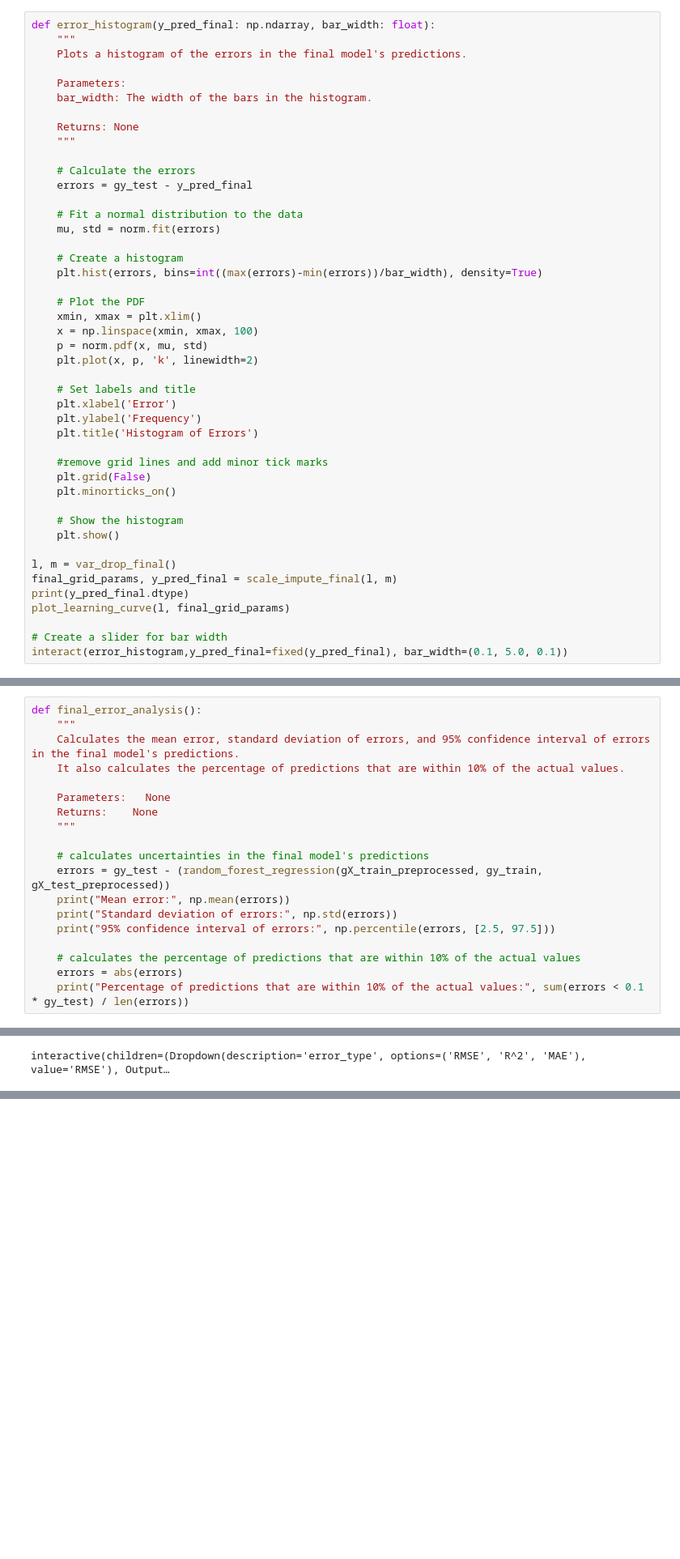
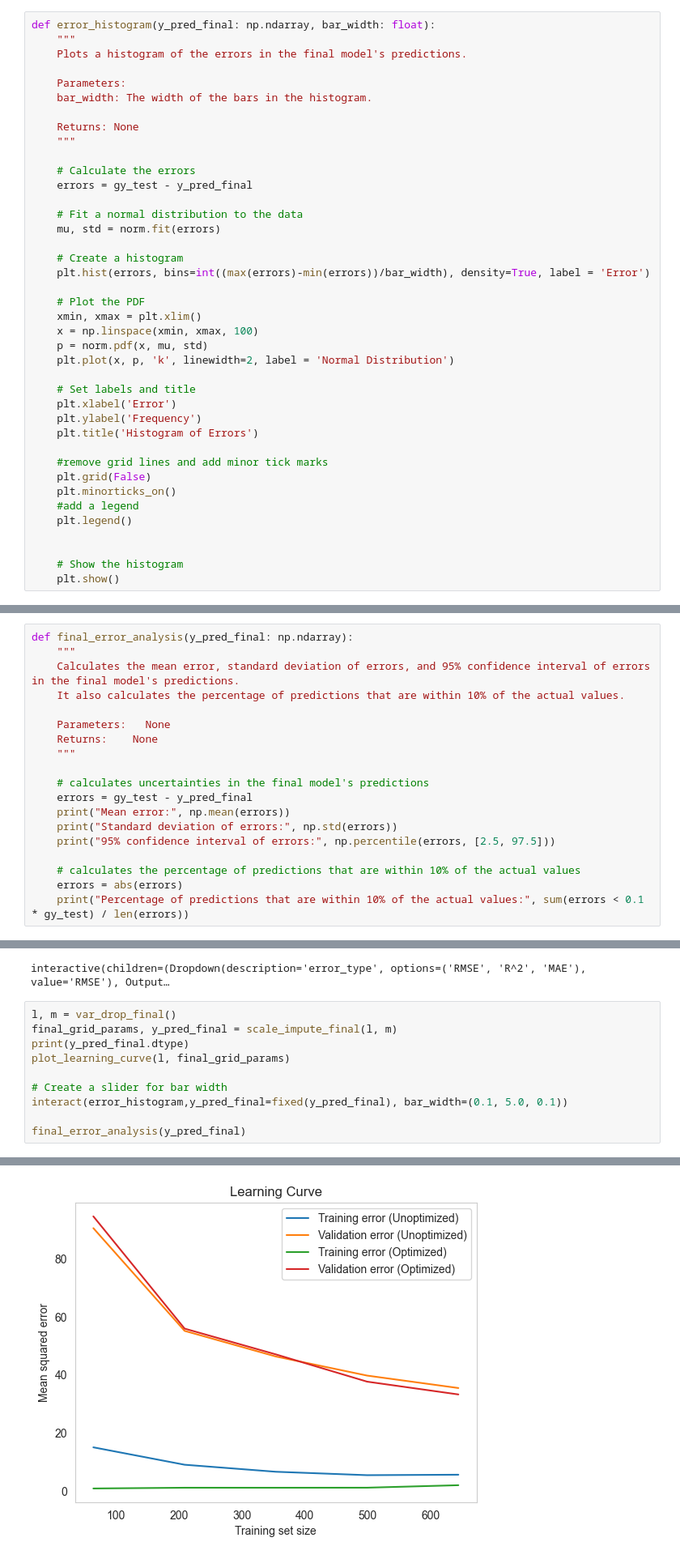
Before and after one commit to 124890/Comp-Challenge---2023-4, a Jupyter notebook: Code.1.ipynb, the cells around one changed output, grey strips where cells are left out. Shown: that part at 81% size. Saved outputs shown, nothing was run; the diff lists cells and outputs as text; blank space fills up the shorter version.

Commit message:
Visuals .3

```diff
--- a/Code.1.ipynb
+++ b/Code.1.ipynb
@@ -780,13 +758,13 @@ def error_histogram(y_pred_final: np.ndarray, bar_width: float):
     mu, std = norm.fit(errors)
 
     # Create a histogram
-    plt.hist(errors, bins=int((max(errors)-min(errors))/bar_width), density=True)
+    plt.hist(errors, bins=int((max(errors)-min(errors))/bar_width), density=True, label = 'Error')
 
     # Plot the PDF
     xmin, xmax = plt.xlim()
     x = np.linspace(xmin, xmax, 100)
     p = norm.pdf(x, mu, std)
-    plt.plot(x, p, 'k', linewidth=2)
+    plt.plot(x, p, 'k', linewidth=2, label = 'Normal Distribution')
 
     # Set labels and title
     plt.xlabel('Error')
@@ -796,14 +774,9 @@ def error_histogram(y_pred_final: np.ndarray, bar_width: float):
     #remove grid lines and add minor tick marks
     plt.grid(False)
     plt.minorticks_on()
+    #add a legend
+    plt.legend()
+
 
     # Show the histogram
     plt.show()
-
-l, m = var_drop_final()
-final_grid_params, y_pred_final = scale_impute_final(l, m)
-print(y_pred_final.dtype)
-plot_learning_curve(l, final_grid_params)
-
-# Create a slider for bar width
-interact(error_histogram,y_pred_final=fixed(y_pred_final), bar_width=(0.1, 5.0, 0.1))
@@ -821,5 +783,5 @@ interactive(children=(FloatSlider(value=2.5000000000000004, description='bar_wid
 # %%
-def final_error_analysis():
+def final_error_analysis(y_pred_final: np.ndarray):
     """
     Calculates the mean error, standard deviation of errors, and 95% confidence interval of errors in the final model's predictions.
     It also calculates the percentage of predictions that are within 10% of the actual values.
@@ -829,7 +791,7 @@ def final_error_analysis():
     """
 
     # calculates uncertainties in the final model's predictions
-    errors = gy_test - (random_forest_regression(gX_train_preprocessed, gy_train, gX_test_preprocessed))
+    errors = gy_test - y_pred_final
     print("Mean error:", np.mean(errors))
     print("Standard deviation of errors:", np.std(errors))
     print("95% confidence interval of errors:", np.percentile(errors, [2.5, 97.5]))
@@ -1128,3 +1090,14 @@ Optimized MAE: 3.0179413160065987
 VBox(children=(HBox(children=(Checkbox(value=True, description='Cement'), Checkbox(value=True, description='Bl…
 [interactive output not drawn]
 interactive(children=(Dropdown(description='error_type', options=('RMSE', 'R^2', 'MAE'), value='RMSE'), Output…
+# %%
+l, m = var_drop_final()
+final_grid_params, y_pred_final = scale_impute_final(l, m)
+print(y_pred_final.dtype)
+plot_learning_curve(l, final_grid_params)
+
+# Create a slider for bar width
+interact(error_histogram,y_pred_final=fixed(y_pred_final), bar_width=(0.1, 5.0, 0.1))
+
+final_error_analysis(y_pred_final)
+# %% [output]
@@ -1130,0 +1111 @@ interactive(children=(Dropdown(description='error_type', options=('RMSE', 'R^2',
+[figure, added]
```
Also changed, not shown: parts of 5 cells of this notebook, 1 other file.
